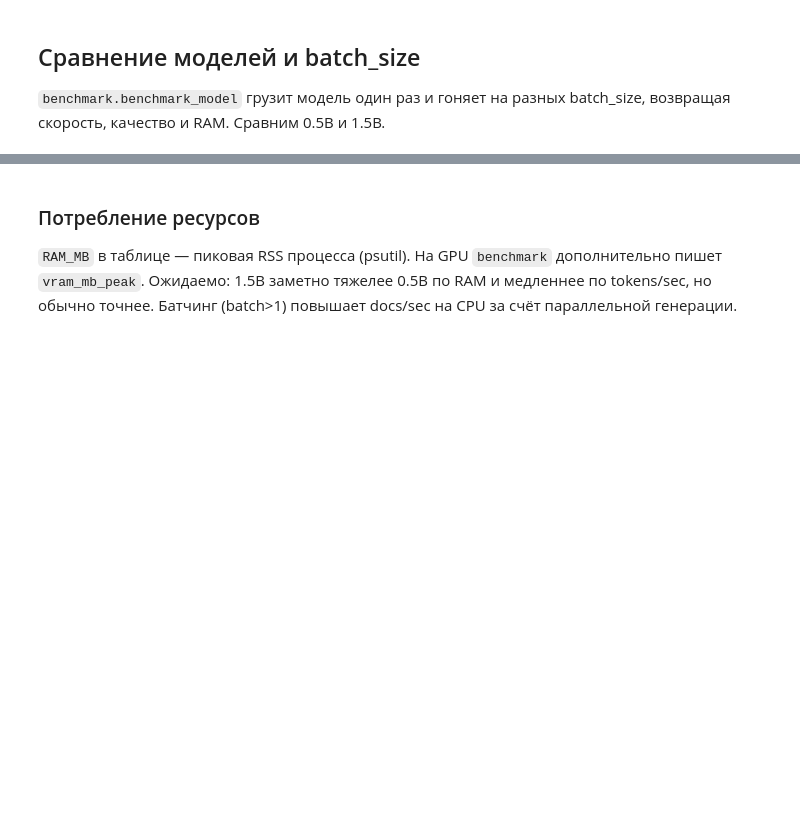
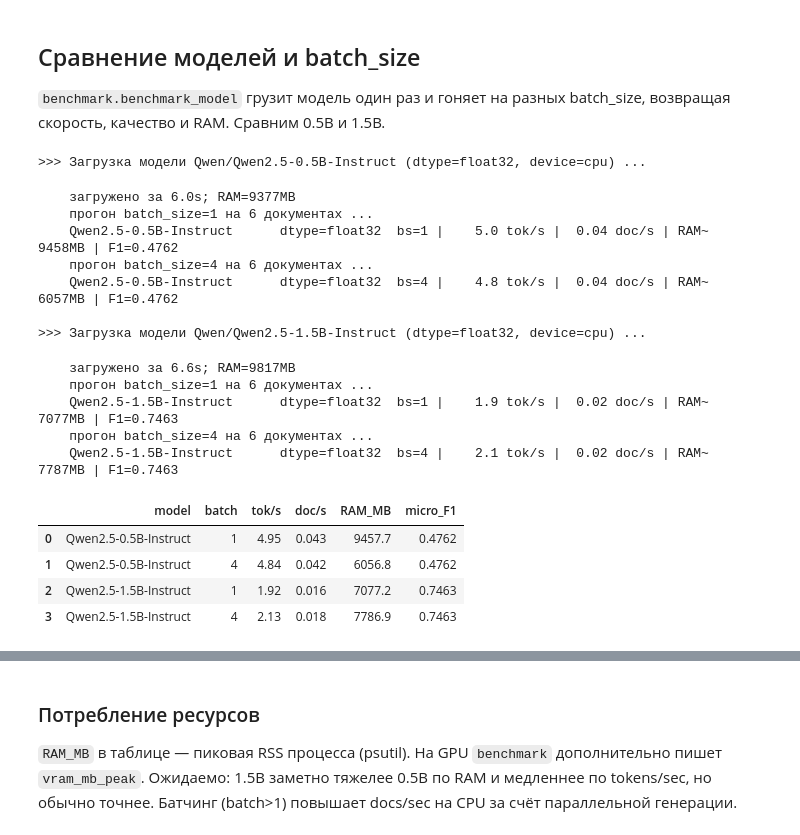
Before and after one commit to GreekIgor/LLM, a Jupyter notebook: ie_extraction.ipynb, the cells around one changed output, grey strips where cells are left out. Saved outputs shown, nothing was run; the diff lists cells and outputs as text; code cells hidden in the pictures; blank space fills up the shorter version.

```diff
--- a/ie_extraction.ipynb
+++ b/ie_extraction.ipynb
@@ -76,19 +130,40 @@ print(format_report(metrics))
 # %%
 from benchmark import benchmark_model
 import pandas as pd
 
-bench_samples = samples[:20]
+# Сокращённая выборка и max_new_tokens — это чисто CPU-бенчмарк локальных моделей
+# (сравнение размера/batch_size, для этого API не подходит), поэтому держим его лёгким.
+bench_samples = samples[:6]
 results = []
 for m in ['Qwen/Qwen2.5-0.5B-Instruct', 'Qwen/Qwen2.5-1.5B-Instruct']:
     results += benchmark_model(m, bench_samples, device='cpu', dtype='float32',
-                               batch_sizes=[1, 4], max_new_tokens=384)
+                               batch_sizes=[1, 4], max_new_tokens=192)
 
 df = pd.DataFrame([{
     'model': r.model.split('/')[-1], 'batch': r.batch_size,
     'tok/s': r.tokens_per_sec, 'doc/s': r.docs_per_sec,
     'RAM_MB': r.ram_mb_peak, 'micro_F1': r.metrics.get('micro', {}).get('f1'),
 } for r in results])
 df
+# %% [output]
+>>> Загрузка модели Qwen/Qwen2.5-0.5B-Instruct (dtype=float32, device=cpu) ...
+    загружено за 6.0s; RAM=9377MB
+    прогон batch_size=1 на 6 документах ...
+    Qwen2.5-0.5B-Instruct      dtype=float32  bs=1 |    5.0 tok/s |  0.04 doc/s | RAM~  9458MB | F1=0.4762
+    прогон batch_size=4 на 6 документах ...
+    Qwen2.5-0.5B-Instruct      dtype=float32  bs=4 |    4.8 tok/s |  0.04 doc/s | RAM~  6057MB | F1=0.4762
+
+>>> Загрузка модели Qwen/Qwen2.5-1.5B-Instruct (dtype=float32, device=cpu) ...
+    загружено за 6.6s; RAM=9817MB
+    прогон batch_size=1 на 6 документах ...
+    Qwen2.5-1.5B-Instruct      dtype=float32  bs=1 |    1.9 tok/s |  0.02 doc/s | RAM~  7077MB | F1=0.7463
+    прогон batch_size=4 на 6 документах ...
+    Qwen2.5-1.5B-Instruct      dtype=float32  bs=4 |    2.1 tok/s |  0.02 doc/s | RAM~  7787MB | F1=0.7463
+|  | model | batch | tok/s | doc/s | RAM_MB | micro_F1 |
+| 0 | Qwen2.5-0.5B-Instruct | 1 | 4.95 | 0.043 | 9457.7 | 0.4762 |
+| 1 | Qwen2.5-0.5B-Instruct | 4 | 4.84 | 0.042 | 6056.8 | 0.4762 |
+| 2 | Qwen2.5-1.5B-Instruct | 1 | 1.92 | 0.016 | 7077.2 | 0.7463 |
+| 3 | Qwen2.5-1.5B-Instruct | 4 | 2.13 | 0.018 | 7786.9 | 0.7463 |
 # %%
 import matplotlib.pyplot as plt
 
```
Also changed, not shown: parts of 11 cells of this notebook, 9 other files.
